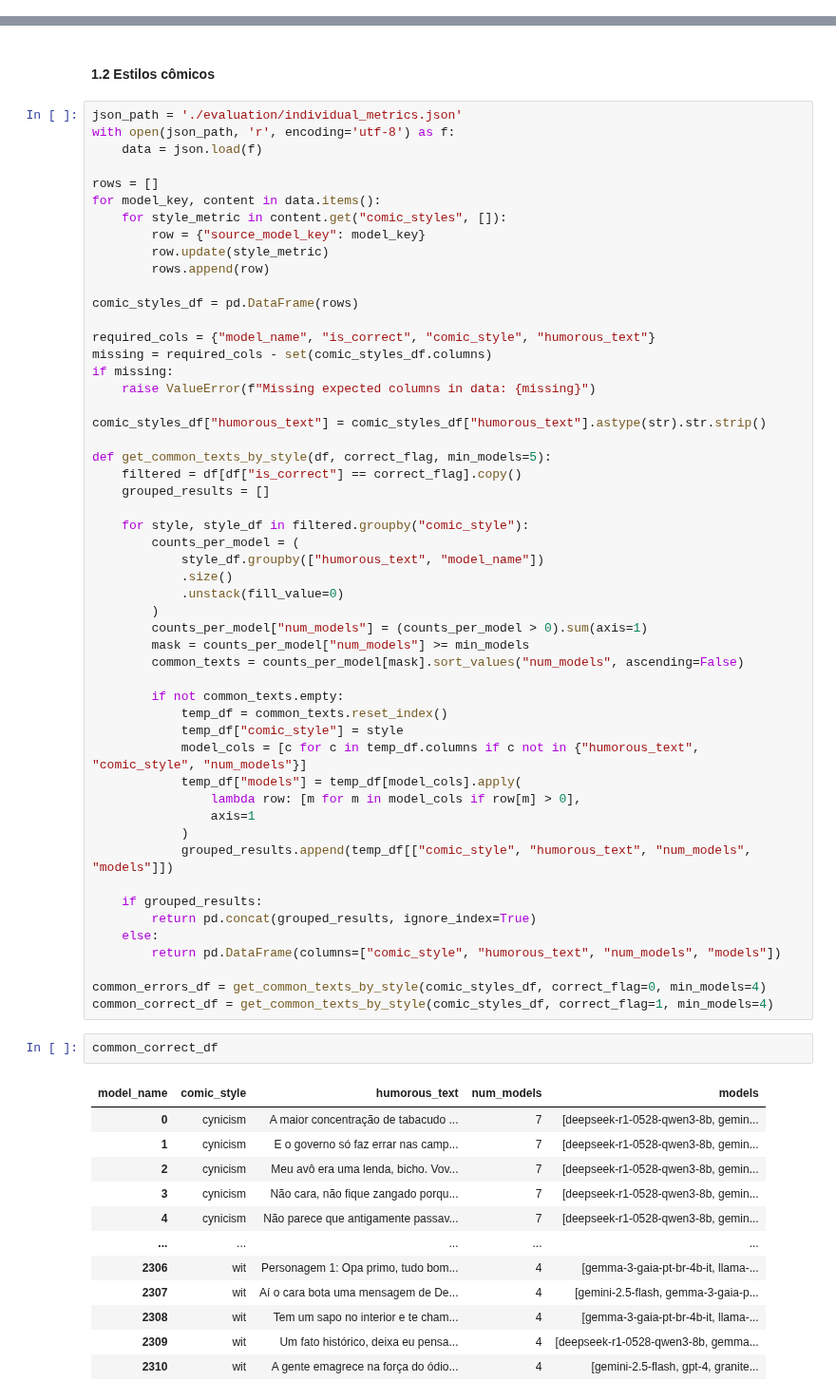
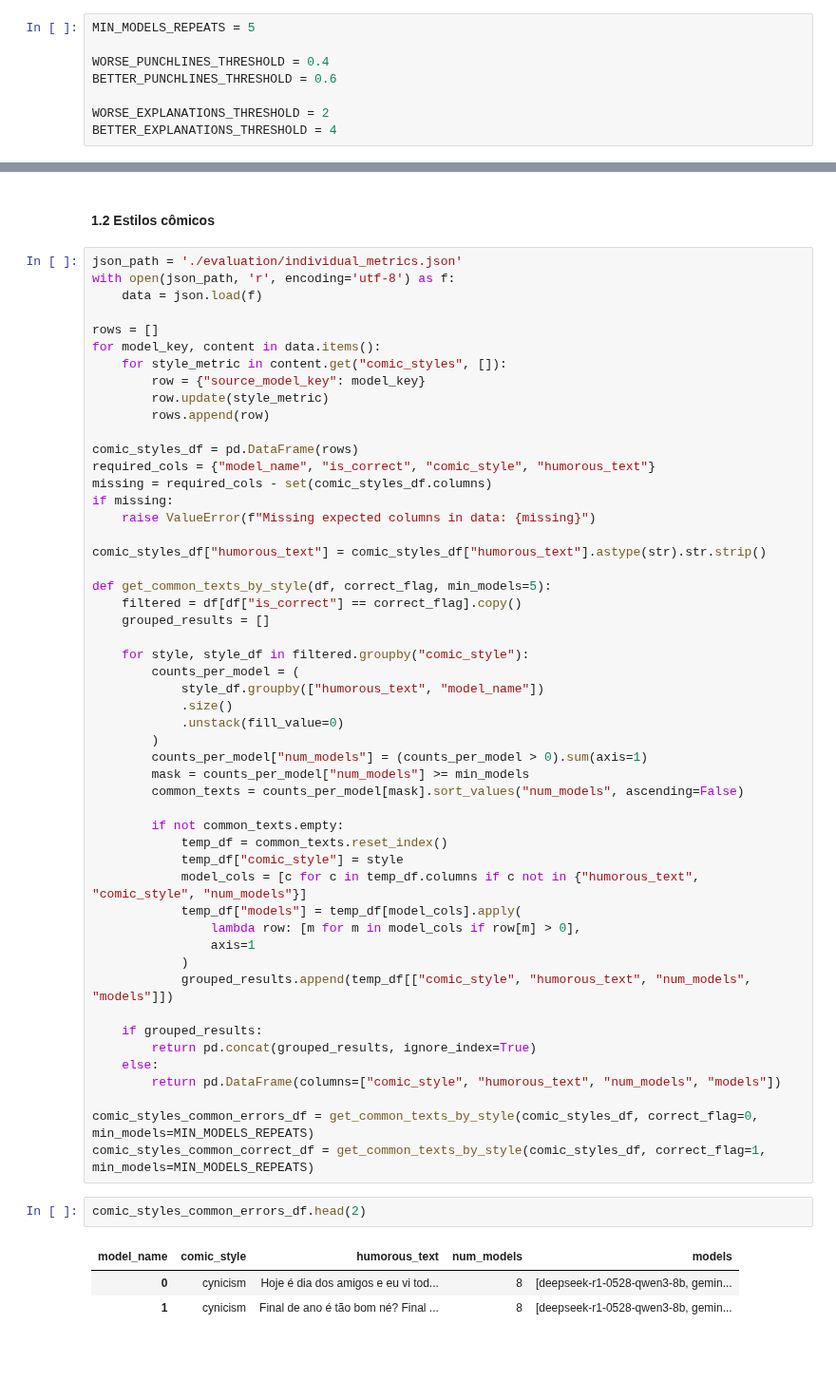
Before and after one commit to llm-pt-ibm/brazilian_northeast_humor_benchmark, a Jupyter notebook: results_exploration.ipynb, the cells around one changed output, grey strips where cells are left out. Shown at 95% size. Cells and saved outputs as stored; diff of their text form; blank space fills up the shorter version.

```diff
--- a/results_exploration.ipynb
+++ b/results_exploration.ipynb
@@ -226,3 +210,11 @@ graph_all_models_per_style(model_names)
+# %%
+MIN_MODELS_REPEATS = 5
+
+WORSE_PUNCHLINES_THRESHOLD = 0.4
+BETTER_PUNCHLINES_THRESHOLD = 0.6
+
+WORSE_EXPLANATIONS_THRESHOLD = 2
+BETTER_EXPLANATIONS_THRESHOLD = 4
 # %% [markdown]
 #### 1.1 Punchlines
 # %%
@@ -295,7 +281,6 @@ for model_key, content in data.items():
         rows.append(row)
 
 comic_styles_df = pd.DataFrame(rows)
-
 required_cols = {"model_name", "is_correct", "comic_style", "humorous_text"}
 missing = required_cols - set(comic_styles_df.columns)
 if missing:
@@ -332,20 +317,11 @@ def get_common_texts_by_style(df, correct_flag, min_models=5):
     else:
         return pd.DataFrame(columns=["comic_style", "humorous_text", "num_models", "models"])
 
-common_errors_df = get_common_texts_by_style(comic_styles_df, correct_flag=0, min_models=4)
-common_correct_df = get_common_texts_by_style(comic_styles_df, correct_flag=1, min_models=4)
+comic_styles_common_errors_df = get_common_texts_by_style(comic_styles_df, correct_flag=0, min_models=MIN_MODELS_REPEATS)
+comic_styles_common_correct_df = get_common_texts_by_style(comic_styles_df, correct_flag=1, min_models=MIN_MODELS_REPEATS)
 # %%
-common_correct_df
+comic_styles_common_errors_df.head(2)
 # %% [output]
 | model_name | comic_style | humorous_text | num_models | models |
-| 0 | cynicism | A maior concentração de tabacudo ... | 7 | [deepseek-r1-0528-qwen3-8b, gemin... |
-| 1 | cynicism | E o governo só faz errar nas camp... | 7 | [deepseek-r1-0528-qwen3-8b, gemin... |
-| 2 | cynicism | Meu avô era uma lenda, bicho. Vov... | 7 | [deepseek-r1-0528-qwen3-8b, gemin... |
-| 3 | cynicism | Não cara, não fique zangado porqu... | 7 | [deepseek-r1-0528-qwen3-8b, gemin... |
-| 4 | cynicism | Não parece que antigamente passav... | 7 | [deepseek-r1-0528-qwen3-8b, gemin... |
-| ... | ... | ... | ... | ... |
-| 2306 | wit | Personagem 1: Opa primo, tudo bom... | 4 | [gemma-3-gaia-pt-br-4b-it, llama-... |
-| 2307 | wit | Aí o cara bota uma mensagem de De... | 4 | [gemini-2.5-flash, gemma-3-gaia-p... |
-| 2308 | wit | Tem um sapo no interior e te cham... | 4 | [gemma-3-gaia-pt-br-4b-it, llama-... |
-| 2309 | wit | Um fato histórico, deixa eu pensa... | 4 | [deepseek-r1-0528-qwen3-8b, gemma... |
-| 2310 | wit | A gente emagrece na força do ódio... | 4 | [gemini-2.5-flash, gpt-4, granite... |
+| 0 | cynicism | Hoje é dia dos amigos e eu vi tod... | 8 | [deepseek-r1-0528-qwen3-8b, gemin... |
+| 1 | cynicism | Final de ano é tão bom né? Final ... | 8 | [deepseek-r1-0528-qwen3-8b, gemin... |
```
Also changed, not shown: parts of 11 cells of this notebook, 1 other file.
